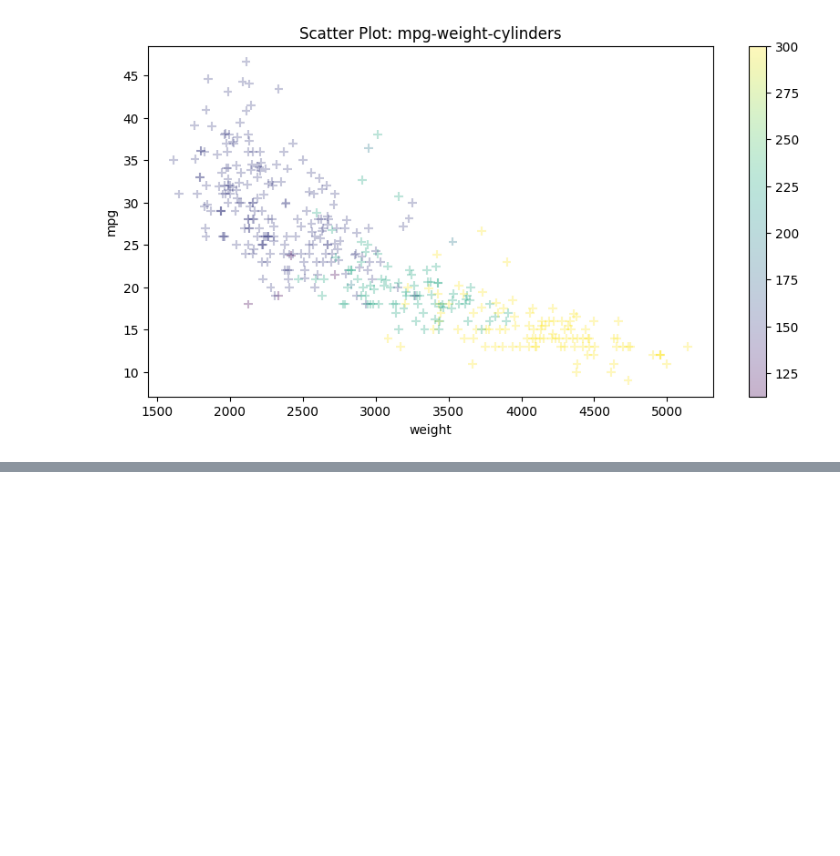
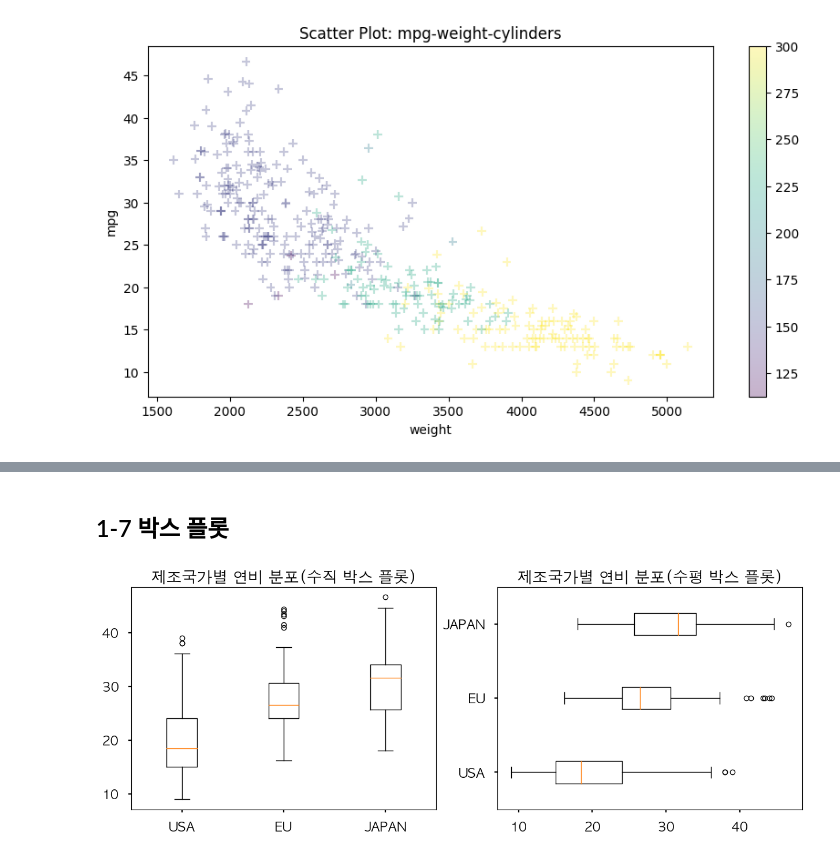
Before and after one commit to harryyang1982/pandas_data_analysis, a Jupyter notebook: part4_visualization.ipynb, the cells around one changed output, grey strips where cells are left out. Drawn from its saved outputs; the diff is of its cells as text; code cells hidden in the pictures; blank space fills up the shorter version.

```diff
--- a/part4_visualization.ipynb
+++ b/part4_visualization.ipynb
@@ -668,0 +707,37 @@ plt.show()
+# %% [markdown]
+## 1-7 박스 플롯
+# %%
+from matplotlib import rc
+
+rc('font', family='AppleGothic')
+
+plt.rcParams['axes.unicode_minus'] = False
+
+
+plt.style.use('seaborn-poster')
+
+df = pd.read_csv("./data/part4/auto-mpg.csv", header=None)
+df.columns = ['mpg', 'cylinders', 'displacement', 'horsepower', 'weight',
+              'acceleration', 'model year', 'origin', 'name']
+
+fig = plt.figure(figsize=(15, 5))
+ax1 = fig.add_subplot(1, 2, 1)
+ax2 = fig.add_subplot(1, 2, 2)
+
+ax1.boxplot(x=[df[df['origin']==1]['mpg'],
+               df[df['origin']==2]['mpg'],
+               df[df['origin']==3]['mpg']],
+            labels=['USA', 'EU', 'JAPAN'])
+
+ax2.boxplot(x=[df[df['origin']==1]['mpg'],
+               df[df['origin']==2]['mpg'],
+               df[df['origin']==3]['mpg']],
+            labels=['USA', 'EU', 'JAPAN'],
+            vert=False)
+
+ax1.set_title('제조국가별 연비 분포(수직 박스 플롯)')
+ax2.set_title('제조국가별 연비 분포(수평 박스 플롯)')
+
+plt.show()
+# %% [output]
+[figure, added]
```
Also changed, not shown: parts of 2 cells of this notebook.
